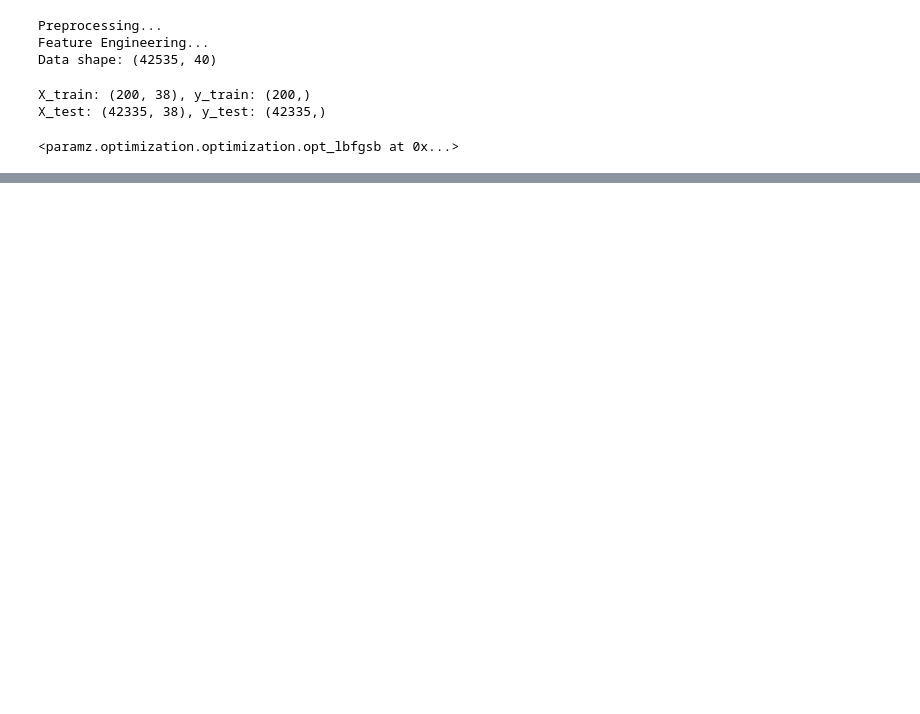
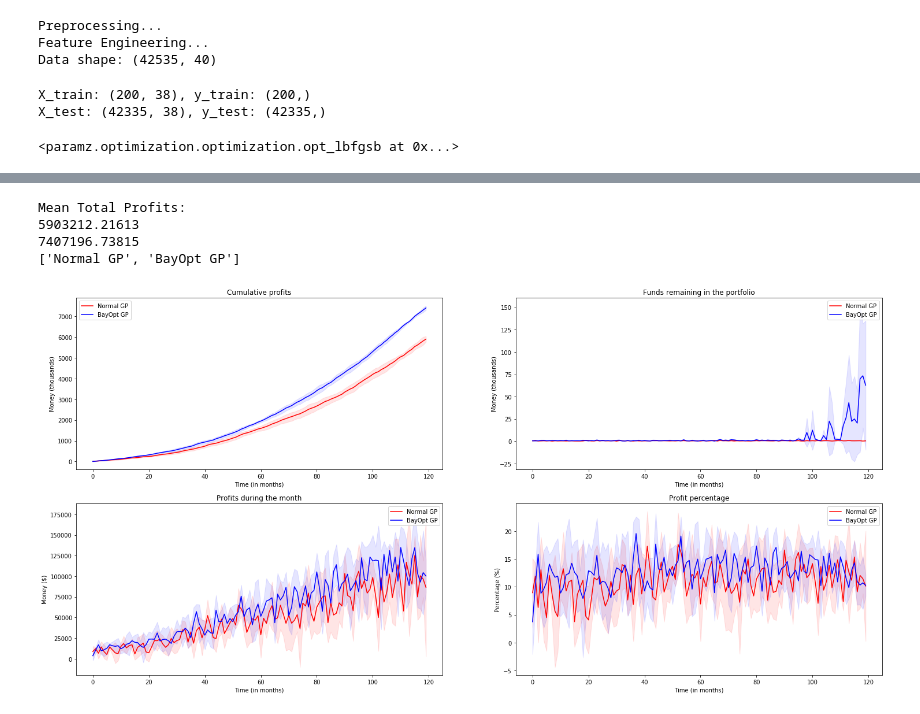
Before and after one commit to yewsiang/GPLend, a Jupyter notebook: gp_vs_bayes_opt.ipynb, the cells around one changed output, grey strips where cells are left out. Saved outputs shown, nothing was run; the diff lists cells and outputs as text; code cells hidden in the pictures; blank space fills up the shorter version.

```diff
--- a/gp_vs_bayes_opt.ipynb
+++ b/gp_vs_bayes_opt.ipynb
@@ -217,7 +244,7 @@ KAPPA = norm.ppf(0.7)
 X = features[:,:-2]
 y = features[:,-1]
 
-X_train, X_test, y_train, y_test = train_test_split(X, y, train_size=NUM_TRAIN_ROWS, random_state=0)
+X_train, X_test, y_train, y_test = train_test_split(X, y, train_size=NUM_TRAIN_ROWS, random_state=2)
 
 X_train_bo, X_test_bo, y_train_bo, y_test_bo = train_test_split(X, y, train_size=1, random_state=None)
 
@@ -234,8 +261,9 @@ X = X_scaler.transform(X)
 y_scaler = MinMaxScaler()
 y_scaler.fit(y_train.reshape(-1,1))
 y_train_scaled = y_scaler.transform(y_train.reshape(-1,1))
-y_train_bo_scaled = y_scaler.transform(y_test_bo.reshape(-1, 1))
-y = y_scaler.transform()
+y_train_bo_scaled = y_scaler.transform(y_train_bo.reshape(-1, 1))
+y_test_bo_scaled = y_scaler.transform(y_test_bo.reshape(-1, 1))
+y = y_scaler.transform(y.reshape(-1, 1))
 
 print("X_train: %s, y_train: %s" % (str(X_train.shape), str(y_train.shape)))
 print("X_test: %s, y_test: %s" % (str(X_test.shape), str(y_test.shape)))
@@ -243,4 +271,5 @@ print("X_train_bo: {}, y_train_bo: {}".format(X_train_bo.shape, y_train_bo.shape
 print("X_test_bo: {}, y_test_bo: {}".format(X_test_bo.shape, y_test_bo.shape))
 print("y_train_scaled: {}".format(y_train_scaled.shape))
 print("y_train_bo_scaled: {}".format(y_train_bo_scaled.shape))
+print("y_test_bo_scaled: {}".format(y_test_bo_scaled.shape))
 print("X: {}, y: {}".format(X.shape, y.shape))
@@ -255,6 +295,10 @@ gp_model_normal.optimize()
 import GPy
 import numpy as np
 kernel = GPy.kern.RBF(input_dim=X_train_bo.shape[1], variance=1., lengthscale=1.)
+
+print(X_train_bo.shape)
+print(y_train_bo_scaled.shape)
+
 gp_model_bay_opt = GPy.models.GPRegression(X_train_bo, y_train_bo_scaled, kernel)
 gp_model_bay_opt.optimize()
 
@@ -263,10 +307,10 @@ for i in range(NUM_TRAIN_ROWS):
     acquisition = mean + np.sqrt(var)*KAPPA
     next_sample_ind = acquisition.argmax()
     next_sample_X = X_test_bo[next_sample_ind].reshape(1,-1)
-    next_sample_y = y_test_bo[next_sample_ind].reshape(1, -1)
+    next_sample_y = y_test_bo_scaled[next_sample_ind].reshape(1, -1)
     X_train_bo = np.concatenate((X_train_bo, next_sample_X), axis=0)
-    y_train_bo = np.concatenate((y_train_bo, next_sample_y), axis=0)
+    y_train_bo_scaled = np.concatenate((y_train_bo_scaled, next_sample_y), axis=0)
     X_test_bo = np.delete(X_test_bo, next_sample_ind, axis=0)
-    y_test_bo = np.delete(y_test_bo, next_sample_ind, axis=0)
-    gp_model_bay_opt.set_XY(X=X_train_bo, Y=y_train_bo)
+    y_test_bo_scaled = np.delete(y_test_bo_scaled, next_sample_ind, axis=0)
+    gp_model_bay_opt.set_XY(X=X_train_bo, Y=y_train_bo_scaled)
     gp_model_bay_opt.optimize()
@@ -283,7 +335,8 @@ perf_gp = simulate_N_time_periods(
     threshold=THRESHOLD,
     num_periods=NUM_PERIODS,
     fund_given=FUND_GIVEN,
-    num_months=NUM_MONTHS,
+    num_months=120,
+    incoming_fund_per_month=FUND_PER_MONTH,
     incoming_loans_per_time_period=LOANS_PER_MONTH,
     conf_quantile=CONF_QUANTILE,
     optimize_for="TODO",
@@ -303,7 +374,8 @@ perf_bayes_opt = simulate_N_time_periods(
     threshold=THRESHOLD,
     num_periods=NUM_PERIODS,
     fund_given=FUND_GIVEN,
-    num_months=NUM_MONTHS,
+    num_months=120,
+    incoming_fund_per_month=FUND_PER_MONTH,
     incoming_loans_per_time_period=LOANS_PER_MONTH,
     conf_quantile=CONF_QUANTILE,
     optimize_for="TODO",
@@ -323,0 +405,24 @@ print(np.mean(np.sum(perf_bayes_opt[:,:,0], axis=1)))
+# %%
+print("Mean Total Profits:")
+print(np.mean(np.sum(perf_gp[:,:,0], axis=1)))
+print(np.mean(np.sum(perf_bayes_opt[:,:,0], axis=1)))
+
+import os
+
+from visualisation import plot_portfolio_performance, plot_portfolio_performance_comparisons
+
+# Saving performances to pickle file and Loading performances from it
+filename = os.path.join("results", "perf_bayeopt_vs_gp_2")
+meta_info = ["Normal GP", "BayOpt GP"]
+performances = [perf_gp, perf_bayes_opt]
+store_performance_results(performances, meta_info, filename)
+
+meta_info, loaded_perf = load_performance_results(filename)
+print(meta_info)
+plot_portfolio_performance_comparisons(loaded_perf, legend_names=meta_info)
+# %% [output]
+Mean Total Profits:
+5903212.21613
+7407196.73815
+['Normal GP', 'BayOpt GP']
+[figure, added]
```
Also changed, not shown: parts of 14 cells of this notebook, 5 other files.
